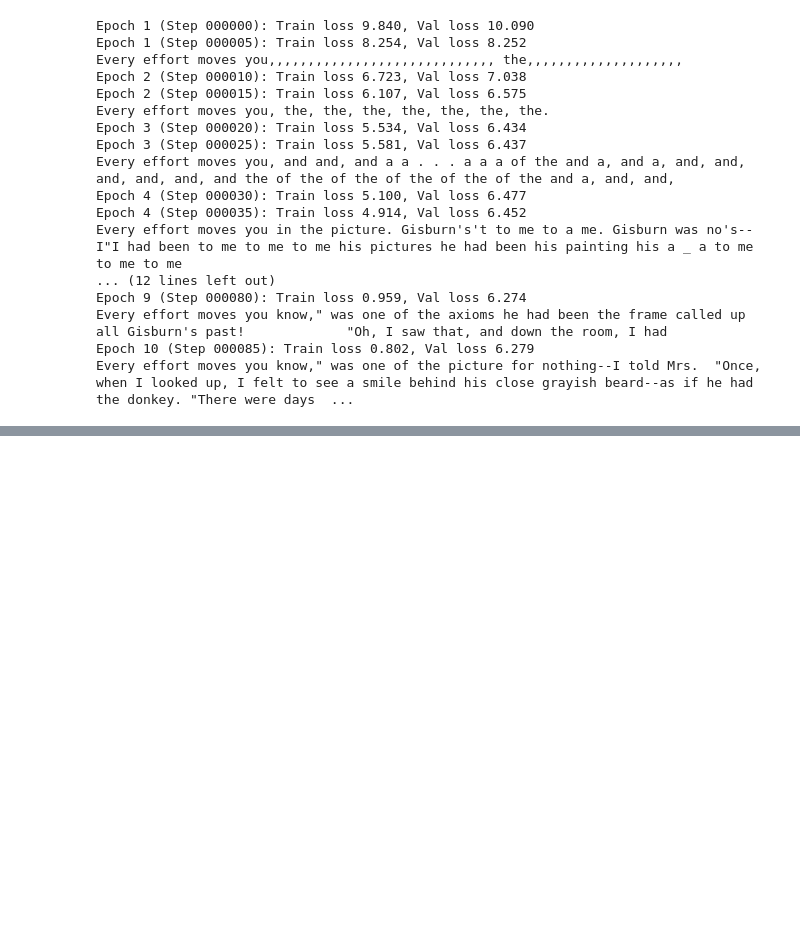
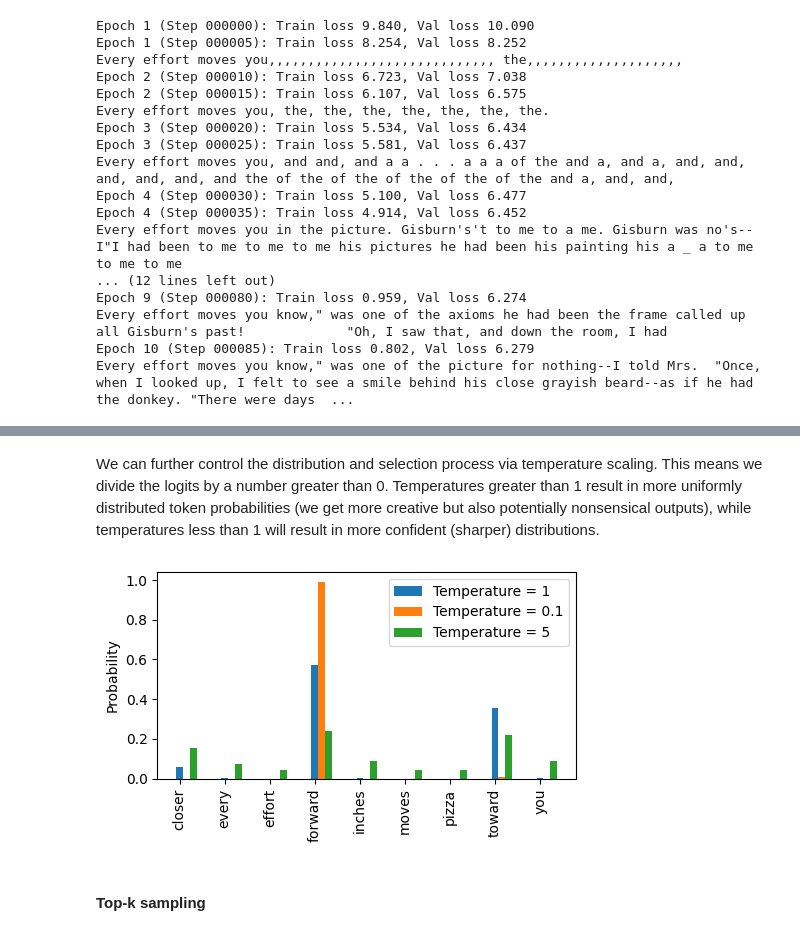
Before and after one commit to Gonde94/ML-Algorithms, a Jupyter notebook: Deep_Learning/Raschka/05_Pretraining_on_Unlabeled_Data_II.ipynb, the cells around one changed output, grey strips where cells are left out. Drawn from its saved outputs; the diff is of its cells as text; code cells hidden in the pictures; blank space fills up the shorter version.

Commit message:
Temperature scaling

```diff
--- a/Deep_Learning/Raschka/05_Pretraining_on_Unlabeled_Data_II.ipynb
+++ b/Deep_Learning/Raschka/05_Pretraining_on_Unlabeled_Data_II.ipynb
@@ -182,0 +214,23 @@ plot_losses(epochs_tensor, tokens_seen, train_losses, val_losses)
+# %%
+# Small vocab
+vocab = {
+    "closer": 0,
+    "every": 1,
+    "effort": 2,
+    "forward": 3,
+    "inches": 4,
+    "moves": 5,
+    "pizza": 6,
+    "toward": 7,
+    "you": 8
+}
+inverse_vocab = {v: k for k, v in vocab.items()}
+# %%
+# Assume the model generates the following logits
+next_token_logits = torch.tensor(
+    [4.51, 0.89, -1.90, 6.75, 1.63, -1.62, -1.89, 6.28, 1.79]
+)
+
+probas = torch.softmax(next_token_logits, dim=0)
+next_token_id = torch.argmax(probas).item()
+print(inverse_vocab[next_token_id])
@@ -182,0 +268,27 @@ plot_losses(epochs_tensor, tokens_seen, train_losses, val_losses)
+# %% [markdown]
+We can further control the distribution and selection process via temperature scaling. This means we divide the logits by a number greater than 0. Temperatures greater than 1 result in more uniformly distributed token probabilities (we get more creative but also potentially nonsensical outputs), while temperatures less than 1 will result in more confident (sharper) distributions.
+# %%
+def softmax_with_temperature(logits, temperature):
+    scaled_logits = logits / temperature
+    return torch.softmax(scaled_logits, dim=0)
+# %%
+temperatures = [1, 0.1, 5] # original, lower, and higher temperatures
+scaled_probas = [softmax_with_temperature(next_token_logits, T)
+                 for T in temperatures]
+
+x = torch.arange(len(vocab))
+bar_width = 0.15
+fig, ax = plt.subplots(figsize=(5,3))
+for i, T in enumerate(temperatures):
+    rects = ax.bar(x + i * bar_width, scaled_probas[i],
+                   bar_width, label=f"Temperature = {T}")
+ax.set_ylabel("Probability")
+ax.set_xticks(x)
+ax.set_xticklabels(vocab.keys(), rotation=90)
+ax.legend()
+plt.tight_layout()
+plt.show()
+# %% [output]
+[figure, added]
+# %% [markdown]
+#### Top-k sampling
```
Also changed, not shown: parts of 12 cells of this notebook.
